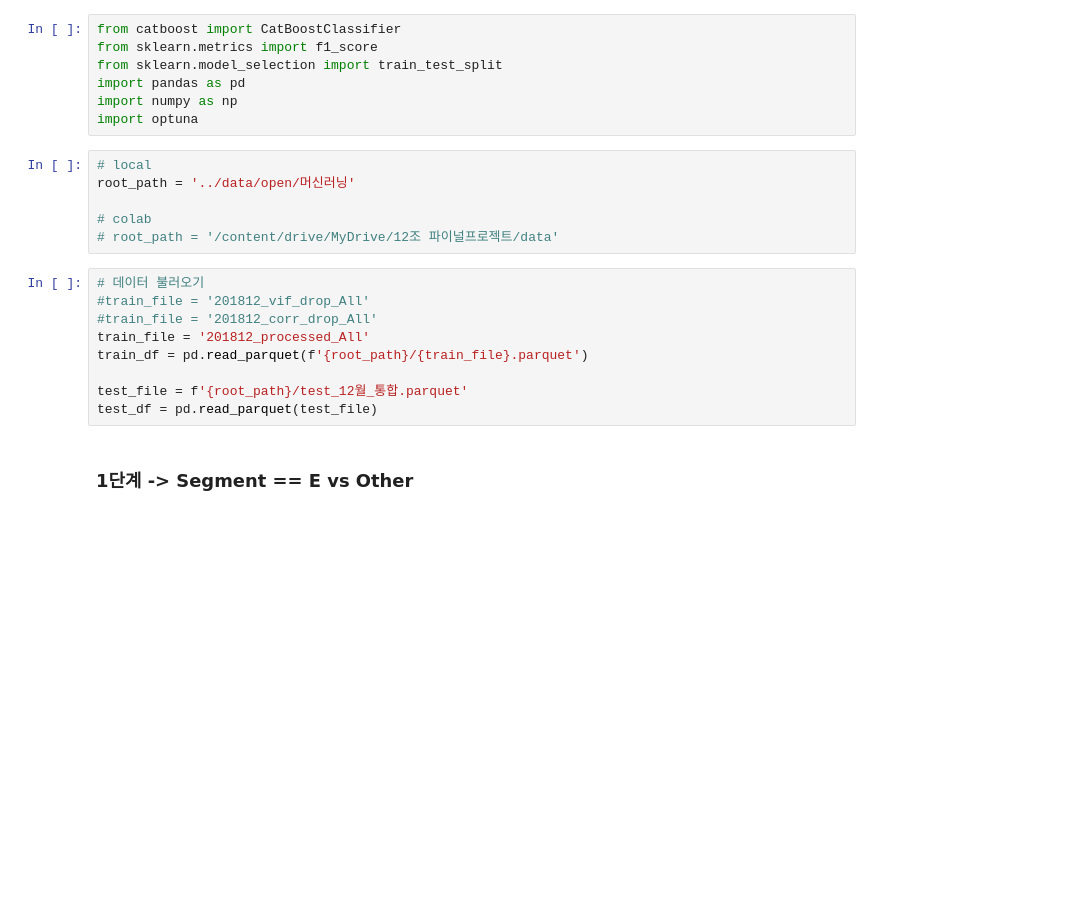
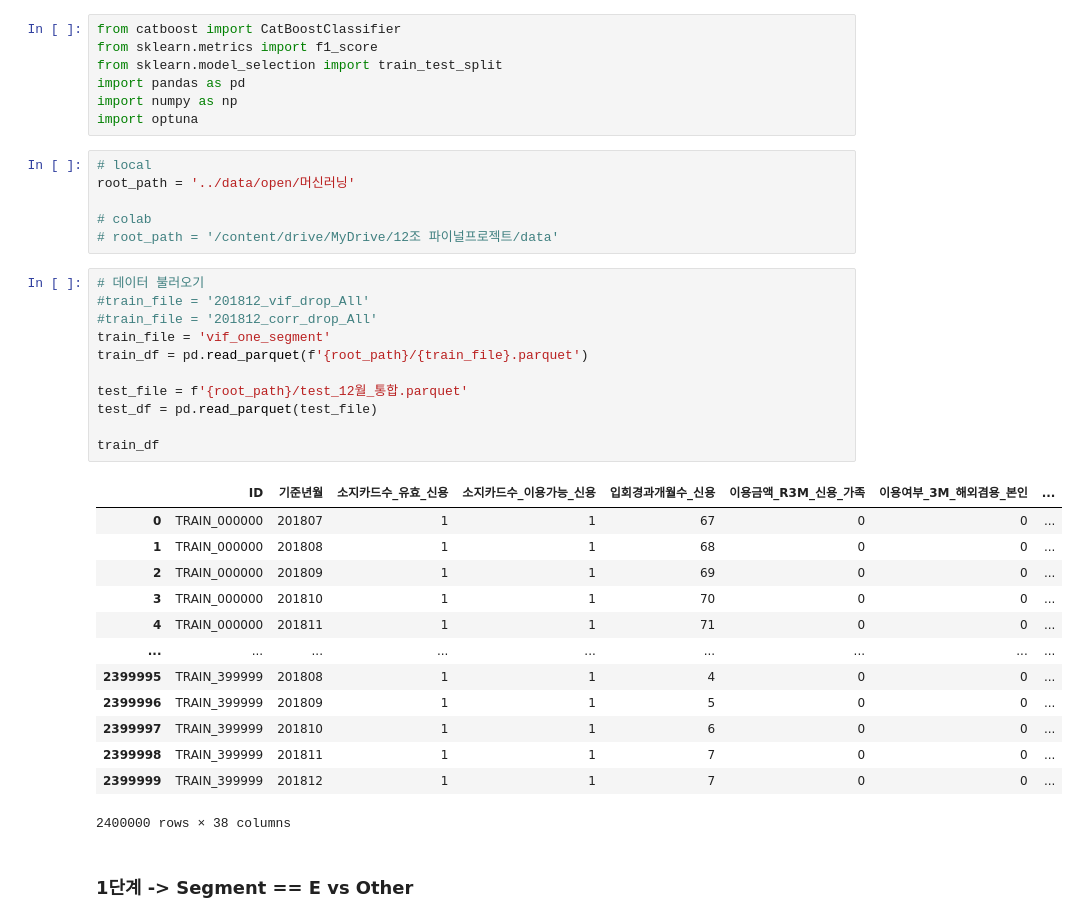
Before and after one commit to Eomdahyeon/Final-project, a Jupyter notebook: 박상현/방법3_CatBoost_예측.ipynb, the cells around one changed output. Saved outputs shown, nothing was run; the diff lists cells and outputs as text; blank space fills up the shorter version.

```diff
--- a/박상현/방법3_CatBoost_예측.ipynb
+++ b/박상현/방법3_CatBoost_예측.ipynb
@@ -14,12 +14,28 @@ root_path = '../data/open/머신러닝'
 # %%
 # 데이터 불러오기
 #train_file = '201812_vif_drop_All'
 #train_file = '201812_corr_drop_All'
-train_file = '201812_processed_All'
+train_file = 'vif_one_segment'
 train_df = pd.read_parquet(f'{root_path}/{train_file}.parquet')
 
 test_file = f'{root_path}/test_12월_통합.parquet'
 test_df = pd.read_parquet(test_file)
+
+train_df
+# %% [output]
+|  | ID | 기준년월 | 소지카드수_유효_신용 | 소지카드수_이용가능_신용 | 입회경과개월수_신용 | 이용금액_R3M_신용_가족 | 이용여부_3M_해외겸용_본인 | ... |
+| 0 | TRAIN_000000 | 201807 | 1 | 1 | 67 | 0 | 0 | ... |
+| 1 | TRAIN_000000 | 201808 | 1 | 1 | 68 | 0 | 0 | ... |
+| 2 | TRAIN_000000 | 201809 | 1 | 1 | 69 | 0 | 0 | ... |
+| 3 | TRAIN_000000 | 201810 | 1 | 1 | 70 | 0 | 0 | ... |
+| 4 | TRAIN_000000 | 201811 | 1 | 1 | 71 | 0 | 0 | ... |
+| ... | ... | ... | ... | ... | ... | ... | ... | ... |
+| 2399995 | TRAIN_399999 | 201808 | 1 | 1 | 4 | 0 | 0 | ... |
+| 2399996 | TRAIN_399999 | 201809 | 1 | 1 | 5 | 0 | 0 | ... |
+| 2399997 | TRAIN_399999 | 201810 | 1 | 1 | 6 | 0 | 0 | ... |
+| 2399998 | TRAIN_399999 | 201811 | 1 | 1 | 7 | 0 | 0 | ... |
+| 2399999 | TRAIN_399999 | 201812 | 1 | 1 | 7 | 0 | 0 | ... |
+2400000 rows × 38 columns
 # %% [markdown]
 ### 1단계 -> Segment == E vs Other
 # %%
```
Also changed, not shown: parts of 13 cells of this notebook, 1 other file.
